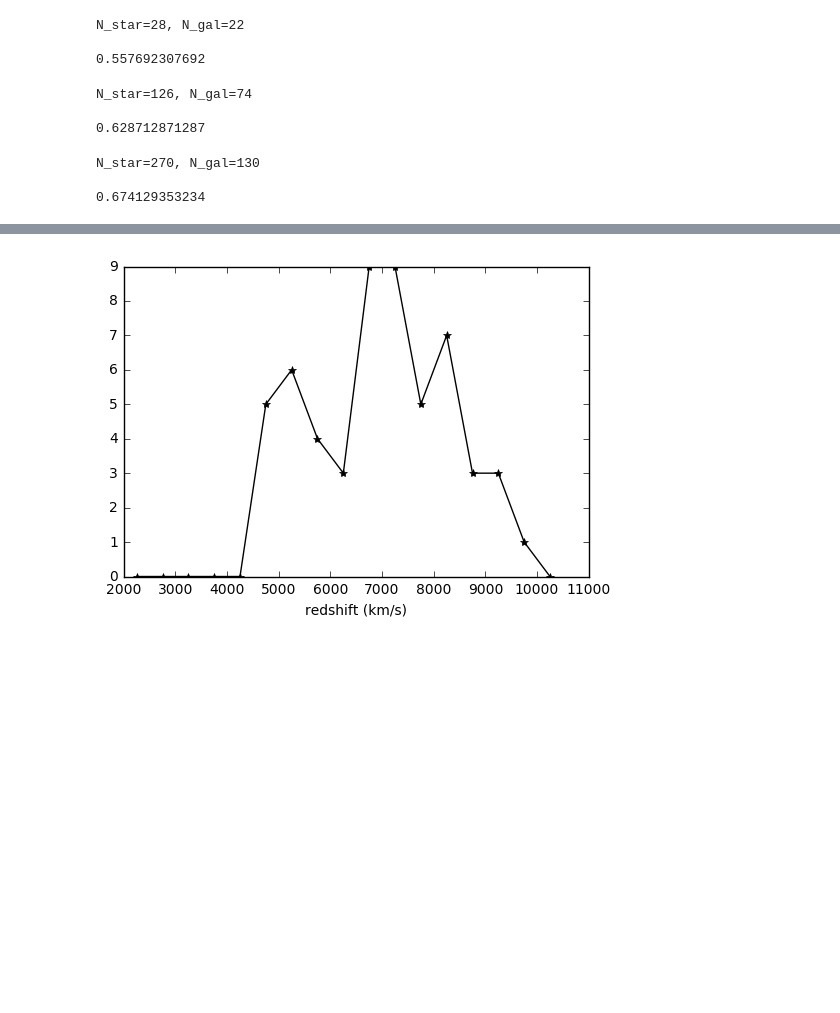
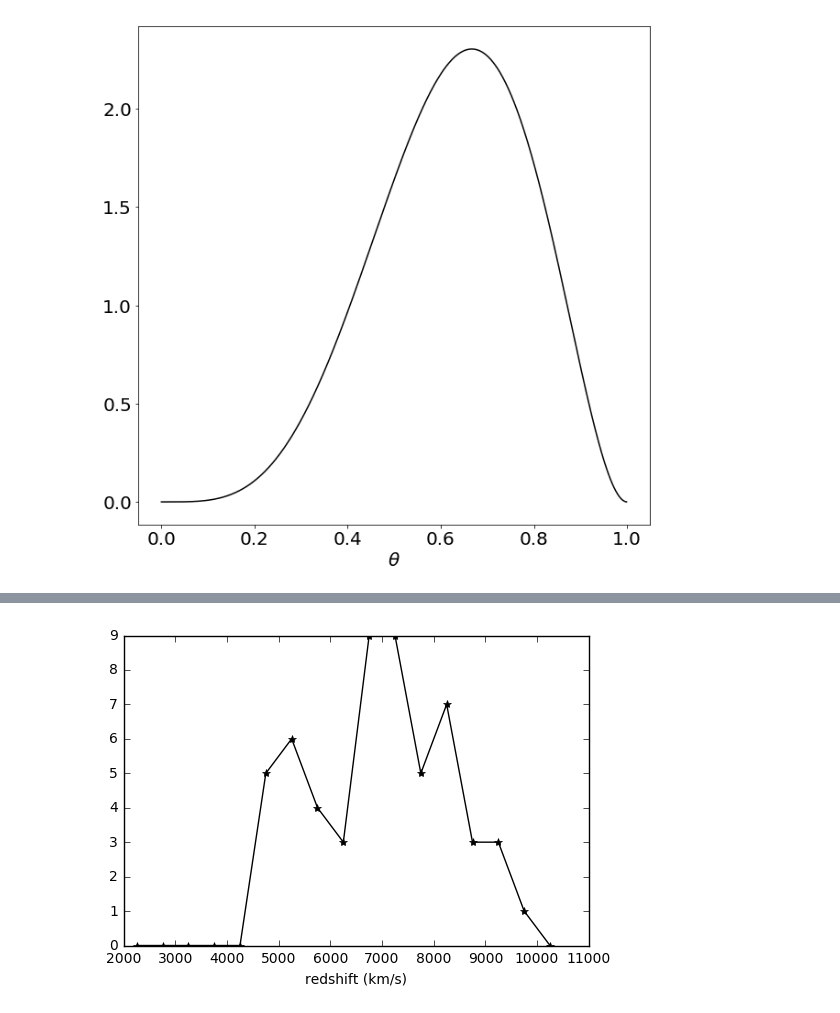
Before and after one commit to liuchaonaoc/Astrostatistics_old2, a Jupyter notebook: SingleParamsModel.ipynb, the cells around one changed output, grey strips where cells are left out. Cells and saved outputs as stored; diff of their text form; code cells hidden in the pictures; blank space fills up the shorter version.

Commit message:
add binomial model

```diff
--- a/SingleParamsModel.ipynb
+++ b/SingleParamsModel.ipynb
@@ -1 +1,23 @@
+# %%
+%matplotlib inline
+#posteior distribution of binomial data
+import numpy as np
+import scipy.stats as stats
+import matplotlib.pyplot as plt
+import matplotlib
+matplotlib.rc('xtick', labelsize=20)
+matplotlib.rc('ytick', labelsize=20)
+
+n = 5
+y = 3
+theta = np.arange(0,1,0.001)
+p = stats.beta.pdf(theta,n,y)
+
+fig = plt.figure(figsize=[10,10])
+ax = fig.add_subplot(111)
+ax.plot(theta,p,'k-')
+ax.set_xlabel(r'$\theta$',fontsize=20)
+fig.show()
+# %% [output]
+[figure, added]
 # %%
@@ -12,40 +33,3 @@ def loadData(filename):
     tchfits = fits.open(filename)
     tabl = tchfits[1].data
     return tabl
-# %%
-# star/galaxy ratio in a small field of sky
-filename = 'sdss_field.fits'
-sdss = loadData(filename)
-
-types = sdss.type[0:50]
-Nstar = np.sum(types==3)
-N = 50
-print 'N_star=%(d1)d, N_gal=%(d2)d\n' % {'d1':Nstar,'d2':np.sum(types==6)}
-E_th_y = (Nstar+1.)/(N+2.)
-print E_th_y
-# %% [output]
-N_star=28, N_gal=22
-
-0.557692307692
-# %%
-types = sdss.type[0:200]
-Nstar = np.sum(types==3)
-N = 200
-print 'N_star=%(d1)d, N_gal=%(d2)d\n' % {'d1':Nstar,'d2':np.sum(types==6)}
-E_th_y = (Nstar+1.)/(N+2.)
-print E_th_y
-# %% [output]
-N_star=126, N_gal=74
-
-0.628712871287
-# %%
-types = sdss.type[0:400]
-Nstar = np.sum(types==3)
-N = 400
-print 'N_star=%(d1)d, N_gal=%(d2)d\n' % {'d1':Nstar,'d2':np.sum(types==6)}
-E_th_y = (Nstar+1.)/(N+2.)
-print E_th_y
-# %% [output]
-N_star=270, N_gal=130
-
-0.674129353234
```
Also changed, not shown: parts of 7 cells of this notebook.
